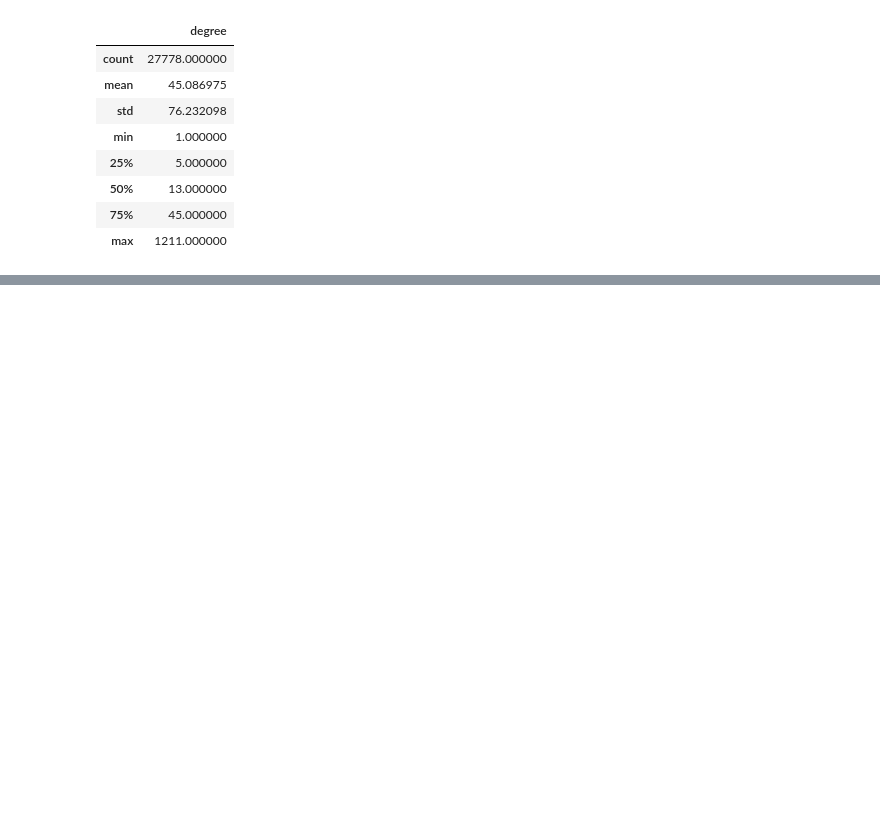
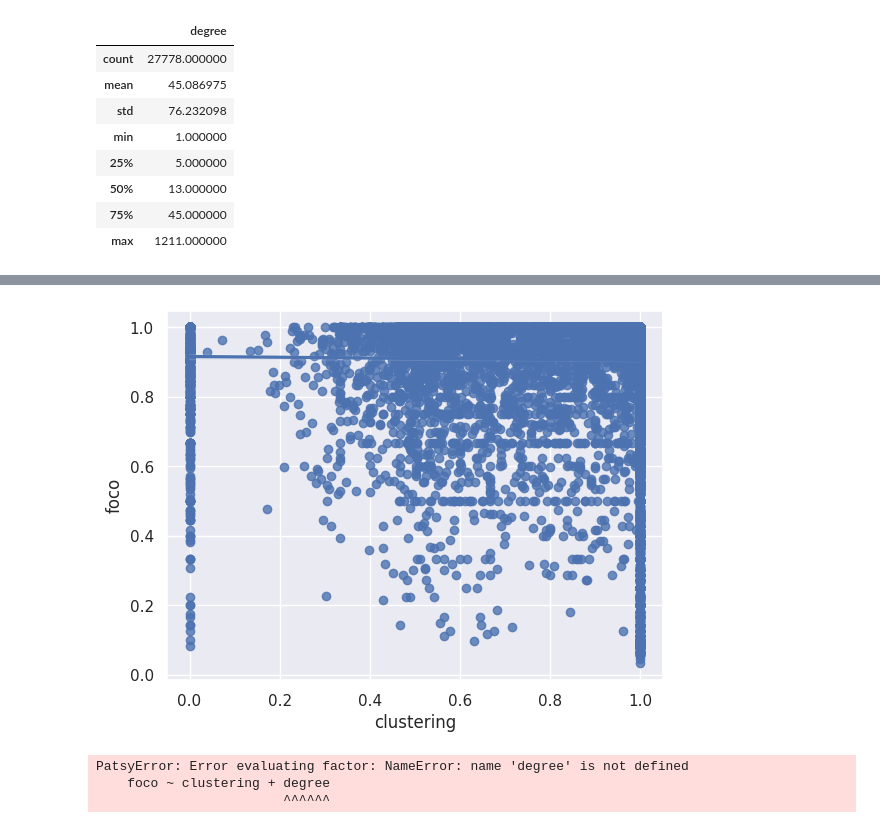
Before and after one commit to matheus-1618/Github-Colaborations-Network, a Jupyter notebook: Projeto.ipynb, the cells around one changed output, grey strips where cells are left out. Cells and saved outputs as stored; diff of their text form; code cells hidden in the pictures; blank space fills up the shorter version.

```diff
--- a/Projeto.ipynb
+++ b/Projeto.ipynb
@@ -187,0 +261,6 @@ data['degree'].describe().to_frame()
+# %%
+from graph_tool import clustering
+
+lc = clustering.local_clustering(g)
+g.add_vp('clustering', lc)
+data = gt_data(g)
@@ -192,0 +288,10 @@ sns.histplot(data['degree'])
+# %%
+sns.regplot(x=gt_data(g)['clustering'], y=gt_data(g)['foco']);
+# %% [output]
+[figure, added]
+# %%
+result = reg.linear(data=gt_data(g), formula='foco ~ clustering + degree')
+# %% [output]
+PatsyError: Error evaluating factor: NameError: name 'degree' is not defined
+    foco ~ clustering + degree
+                        ^^^^^^
```
Also changed, not shown: parts of 25 cells of this notebook, 5 other files.
